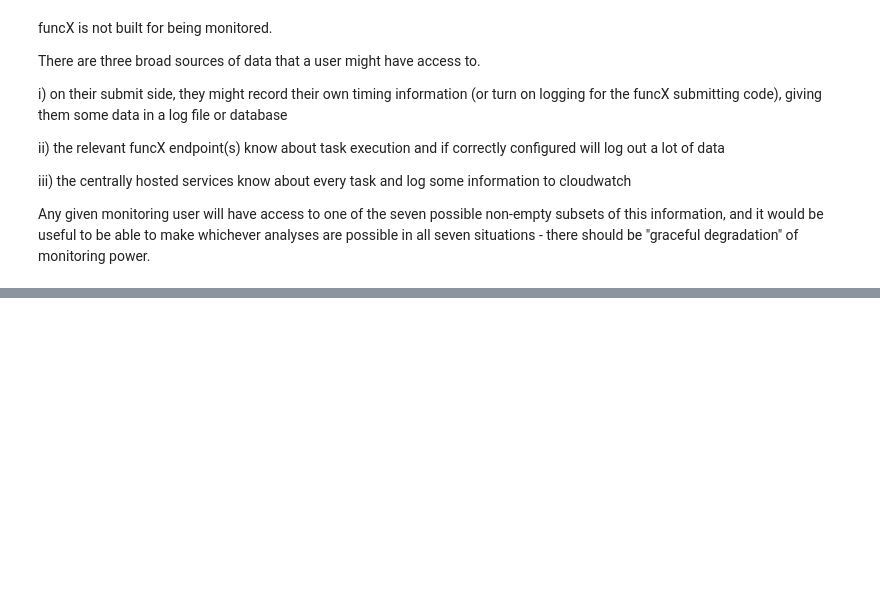
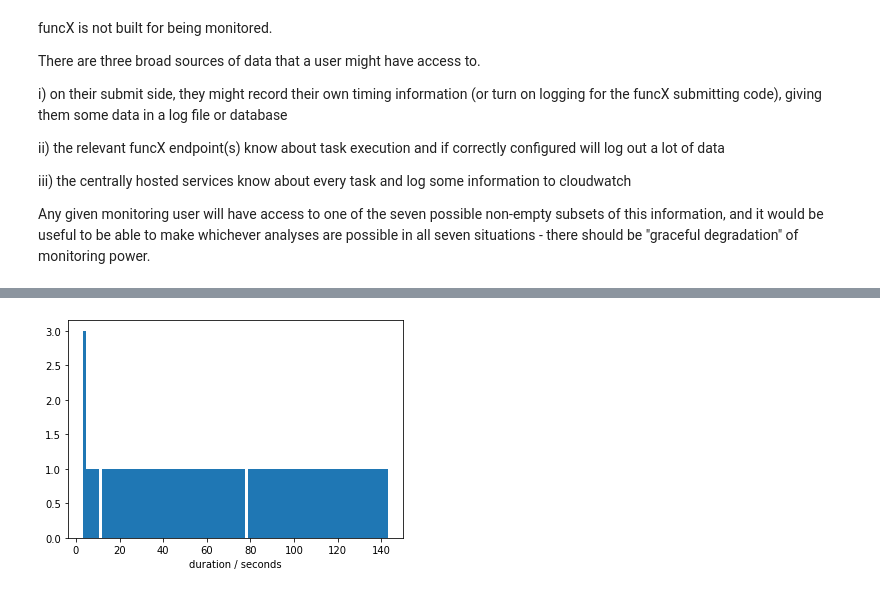
Before and after one commit to Parsl/dnpc, a Jupyter notebook: Untitled.ipynb, the cells around one changed output, grey strips where cells are left out. Saved outputs shown, nothing was run; the diff lists cells and outputs as text; code cells hidden in the pictures; blank space fills up the shorter version.

```diff
--- a/Untitled.ipynb
+++ b/Untitled.ipynb
@@ -407,0 +444,7 @@ plt.hist(durations)
+# %%
+
+plt.hist(durations, bins=100)
+plt.xlabel("duration / seconds")
+plt.show()
+# %% [output]
+[figure, added]
```
Also changed, not shown: parts of 11 cells of this notebook, 1 other file.
